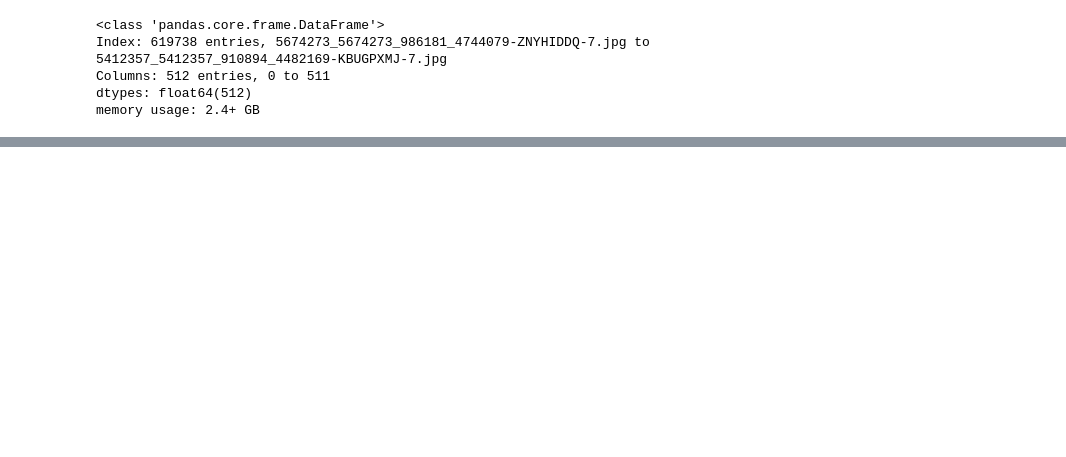
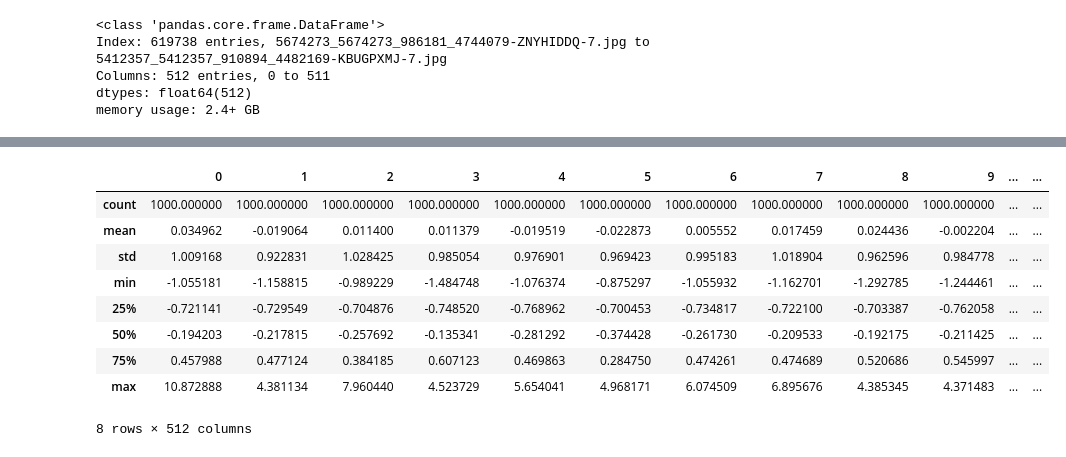
Before and after one commit to Guthman/Thesis_cur-AI-tor, a Jupyter notebook: notebooks/merge resnet jsons.ipynb, the cells around one changed output, grey strips where cells are left out. Saved outputs shown, nothing was run; the diff lists cells and outputs as text; code cells hidden in the pictures; blank space fills up the shorter version.

```diff
--- a/notebooks/merge resnet jsons.ipynb
+++ b/notebooks/merge resnet jsons.ipynb
@@ -31,0 +52,14 @@ df.to_pickle(r'F:\temp\thesisdata\saatchi_all_resnet_features.bz2',
+# %%
+
+df_standardized[:1000].describe()
+# %% [output]
+|  | 0 | 1 | 2 | 3 | 4 | 5 | 6 | 7 | 8 | 9 | ... | ... |
+| count | 1000.000000 | 1000.000000 | 1000.000000 | 1000.000000 | 1000.000000 | 1000.000000 | 1000.000000 | 1000.000000 | 1000.000000 | 1000.000000 | ... | ... |
+| mean | 0.034962 | -0.019064 | 0.011400 | 0.011379 | -0.019519 | -0.022873 | 0.005552 | 0.017459 | 0.024436 | -0.002204 | ... | ... |
+| std | 1.009168 | 0.922831 | 1.028425 | 0.985054 | 0.976901 | 0.969423 | 0.995183 | 1.018904 | 0.962596 | 0.984778 | ... | ... |
+| min | -1.055181 | -1.158815 | -0.989229 | -1.484748 | -1.076374 | -0.875297 | -1.055932 | -1.162701 | -1.292785 | -1.244461 | ... | ... |
+| 25% | -0.721141 | -0.729549 | -0.704876 | -0.748520 | -0.768962 | -0.700453 | -0.734817 | -0.722100 | -0.703387 | -0.762058 | ... | ... |
+| 50% | -0.194203 | -0.217815 | -0.257692 | -0.135341 | -0.281292 | -0.374428 | -0.261730 | -0.209533 | -0.192175 | -0.211425 | ... | ... |
+| 75% | 0.457988 | 0.477124 | 0.384185 | 0.607123 | 0.469863 | 0.284750 | 0.474261 | 0.474689 | 0.520686 | 0.545997 | ... | ... |
+| max | 10.872888 | 4.381134 | 7.960440 | 4.523729 | 5.654041 | 4.968171 | 6.074509 | 6.895676 | 4.385345 | 4.371483 | ... | ... |
+8 rows × 512 columns
```
Also changed, not shown: parts of 11 cells of this notebook, 7 other files.
